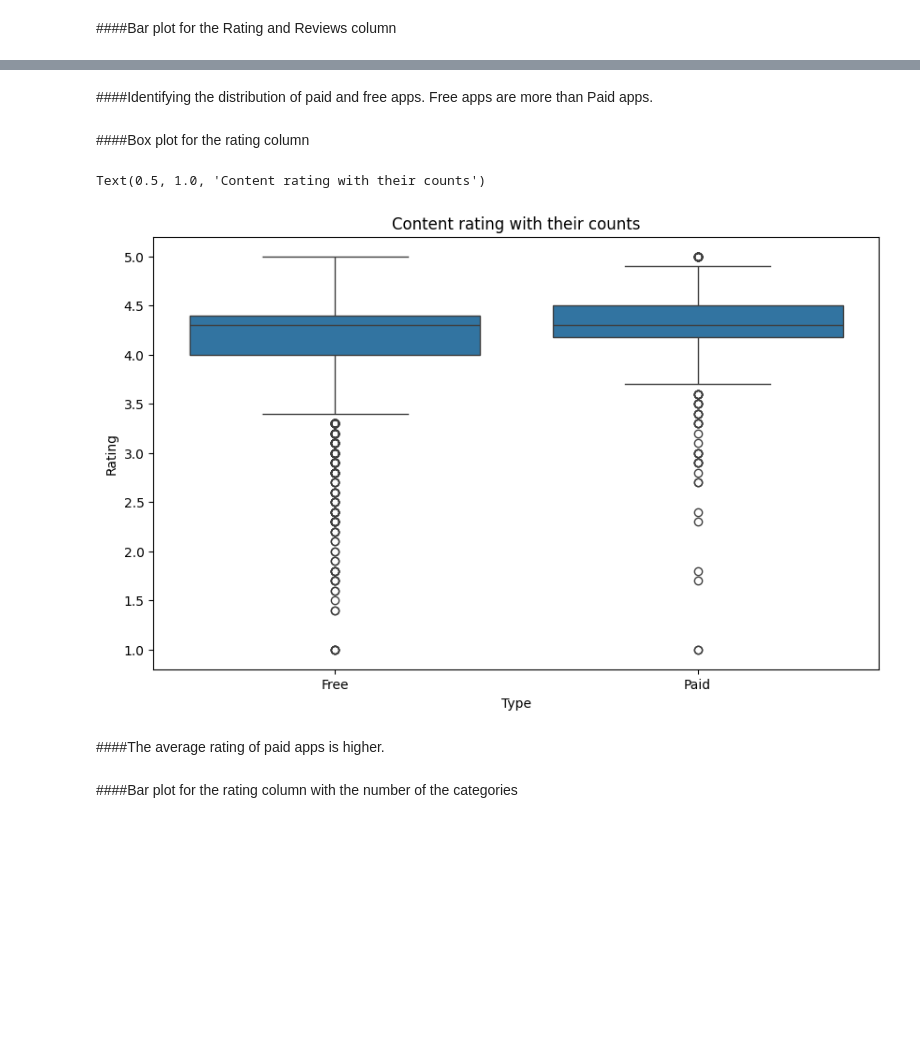
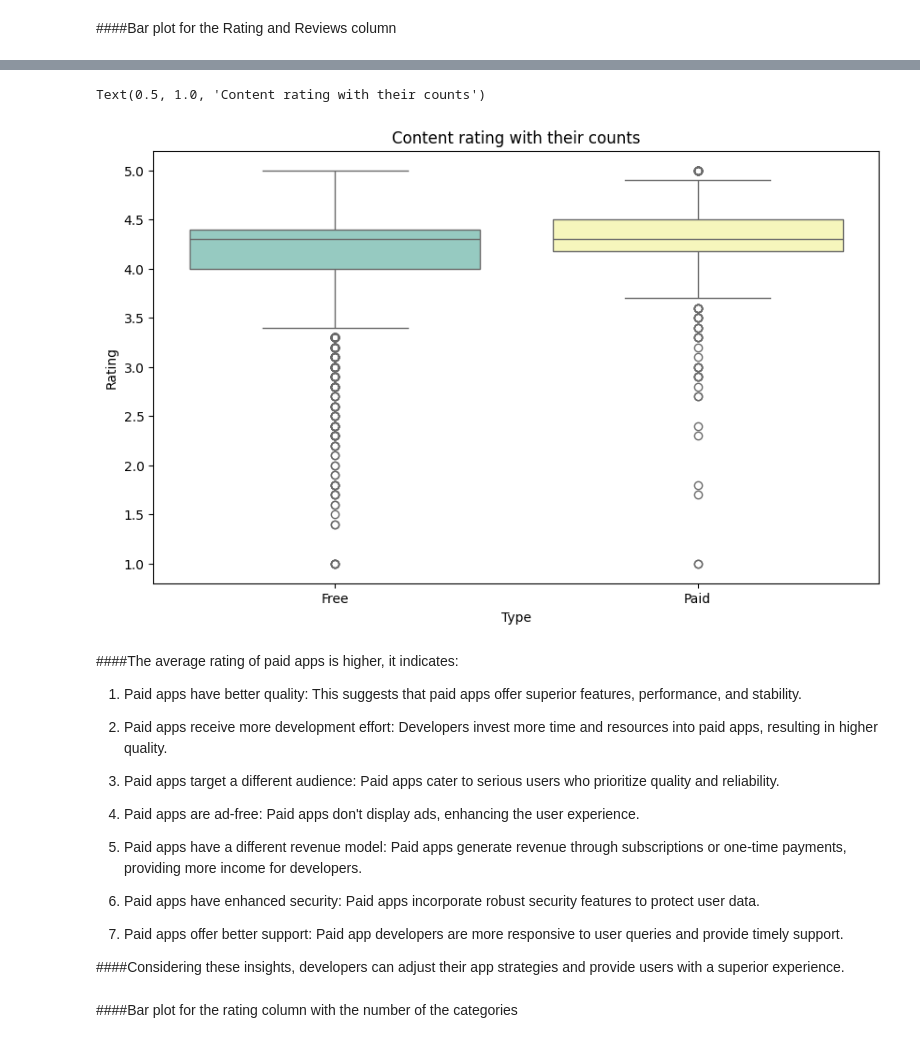
Before and after one commit to Sandeshwebdev1999/EDA_python, a Jupyter notebook: check.ipynb, the cells around one changed output, grey strips where cells are left out. Saved outputs shown, nothing was run; the diff lists cells and outputs as text; code cells hidden in the pictures; blank space fills up the shorter version.

```diff
--- a/check.ipynb
+++ b/check.ipynb
@@ -640,15 +882,27 @@ plt.show()
-# %% [markdown]
-####Identifying the distribution of paid and free apps. Free apps are more than Paid apps.
-# %% [markdown]
-####Box plot for the rating column
 # %%
-sns.boxplot(x = "Type", y = "Rating", data = df)
+sns.boxplot(x = "Type", y = "Rating", data = df, palette="Set3")
 plt.title("Content rating with their counts")
 # %% [output]
 Text(0.5, 1.0, 'Content rating with their counts')
-[figure, old version]
+[figure, new version]
-# %% [markdown]
-####The average rating of paid apps is higher.
+# %% [markdown]
+####The average rating of paid apps is higher, it indicates:
+
+1. Paid apps have better quality: This suggests that paid apps offer superior features, performance, and stability.
+
+2. Paid apps receive more development effort: Developers invest more time and resources into paid apps, resulting in higher quality.
+
+3. Paid apps target a different audience: Paid apps cater to serious users who prioritize quality and reliability.
+
+4. Paid apps are ad-free: Paid apps don't display ads, enhancing the user experience.
+
+5. Paid apps have a different revenue model: Paid apps generate revenue through subscriptions or one-time payments, providing more income for developers.
+
+6. Paid apps have enhanced security: Paid apps incorporate robust security features to protect user data.
+
+7. Paid apps offer better support: Paid app developers are more responsive to user queries and provide timely support.
+
+####Considering these insights, developers can adjust their app strategies and provide users with a superior experience.
 # %% [markdown]
 ####Bar plot for the rating column with the number of the categories
 # %%
```
Also changed, not shown: parts of 50 cells of this notebook.
